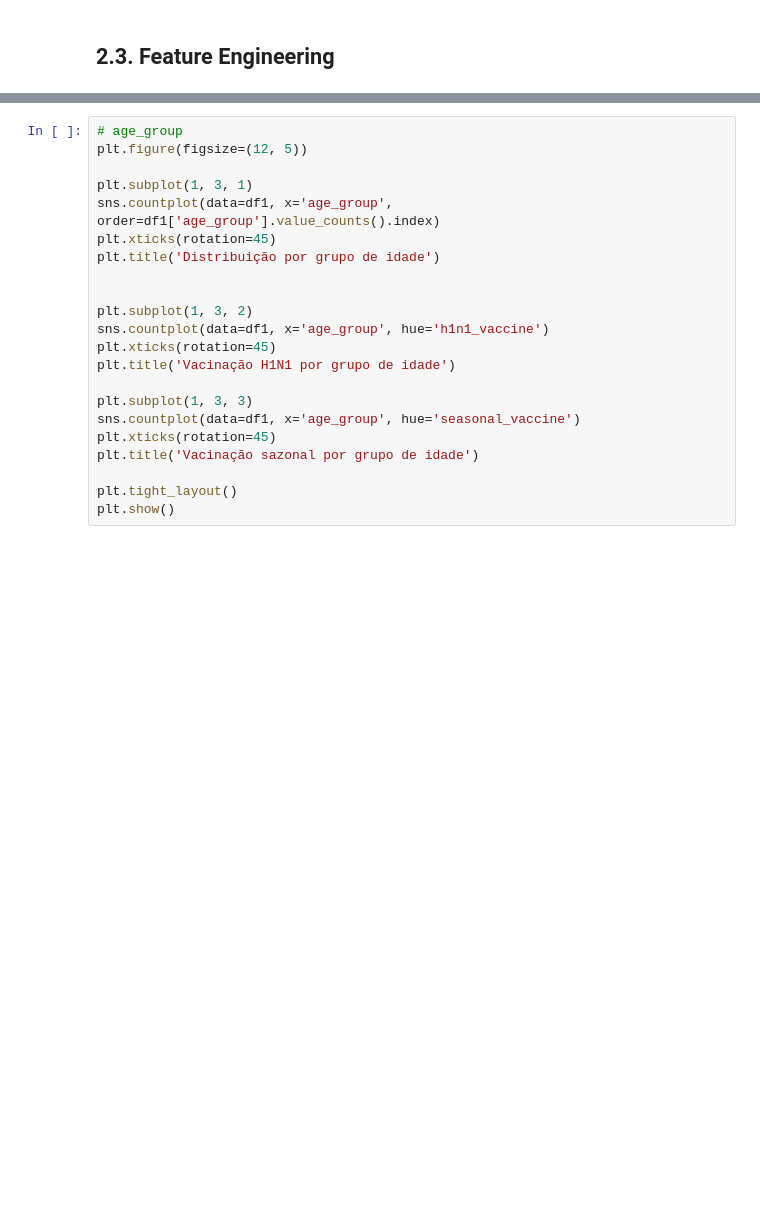
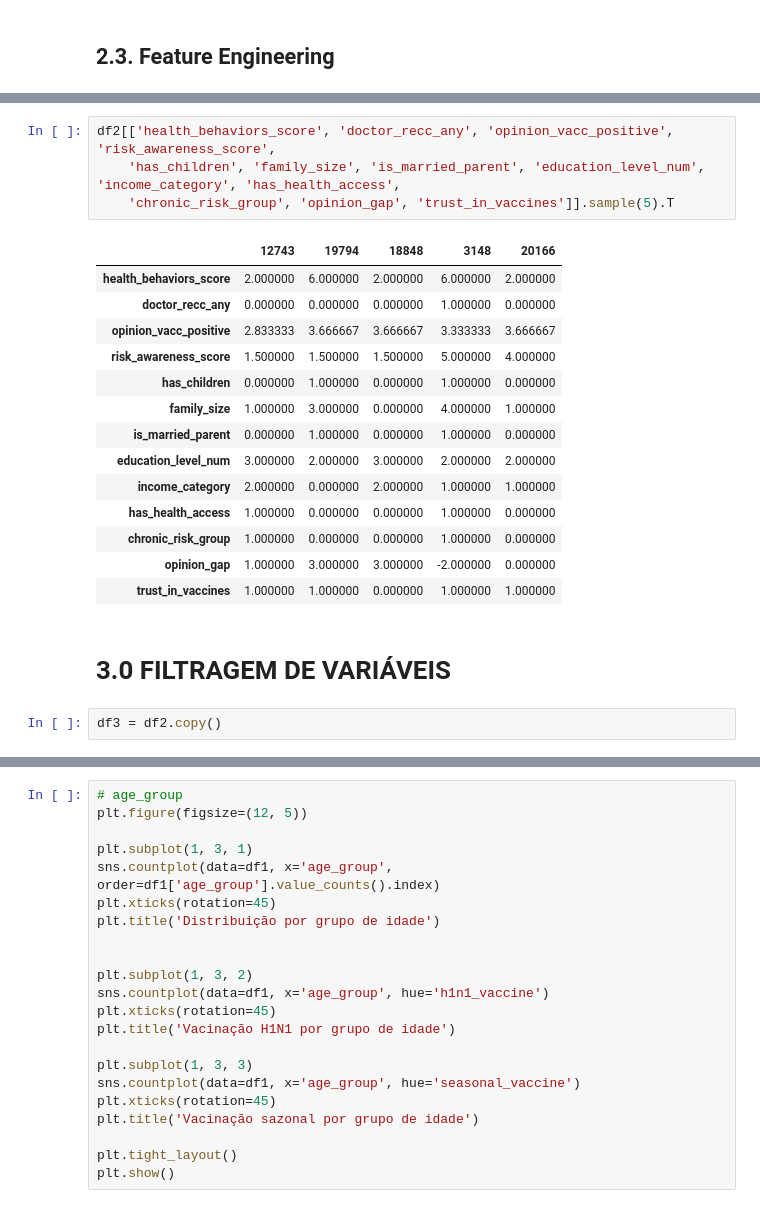
Before and after one commit to TiagoTuk/flu_shot_learning, a Jupyter notebook: notebooks/c2_feature_engeneering.ipynb, the cells around one changed output, grey strips where cells are left out. Cells and saved outputs as stored; diff of their text form; blank space fills up the shorter version.

```diff
--- a/notebooks/c2_feature_engeneering.ipynb
+++ b/notebooks/c2_feature_engeneering.ipynb
@@ -357,0 +413,23 @@ df2.head()
+# %%
+df2[['health_behaviors_score', 'doctor_recc_any', 'opinion_vacc_positive', 'risk_awareness_score',
+    'has_children', 'family_size', 'is_married_parent', 'education_level_num', 'income_category', 'has_health_access',
+    'chronic_risk_group', 'opinion_gap', 'trust_in_vaccines']].sample(5).T
+# %% [output]
+|  | 12743 | 19794 | 18848 | 3148 | 20166 |
+| health_behaviors_score | 2.000000 | 6.000000 | 2.000000 | 6.000000 | 2.000000 |
+| doctor_recc_any | 0.000000 | 0.000000 | 0.000000 | 1.000000 | 0.000000 |
+| opinion_vacc_positive | 2.833333 | 3.666667 | 3.666667 | 3.333333 | 3.666667 |
+| risk_awareness_score | 1.500000 | 1.500000 | 1.500000 | 5.000000 | 4.000000 |
+| has_children | 0.000000 | 1.000000 | 0.000000 | 1.000000 | 0.000000 |
+| family_size | 1.000000 | 3.000000 | 0.000000 | 4.000000 | 1.000000 |
+| is_married_parent | 0.000000 | 1.000000 | 0.000000 | 1.000000 | 0.000000 |
+| education_level_num | 3.000000 | 2.000000 | 3.000000 | 2.000000 | 2.000000 |
+| income_category | 2.000000 | 0.000000 | 2.000000 | 1.000000 | 1.000000 |
+| has_health_access | 1.000000 | 0.000000 | 0.000000 | 1.000000 | 0.000000 |
+| chronic_risk_group | 1.000000 | 0.000000 | 0.000000 | 1.000000 | 0.000000 |
+| opinion_gap | 1.000000 | 3.000000 | 3.000000 | -2.000000 | 0.000000 |
+| trust_in_vaccines | 1.000000 | 1.000000 | 0.000000 | 1.000000 | 1.000000 |
+# %% [markdown]
+# 3.0 FILTRAGEM DE VARIÁVEIS
+# %%
+df3 = df2.copy()
```
Also changed, not shown: parts of 15 cells of this notebook.
